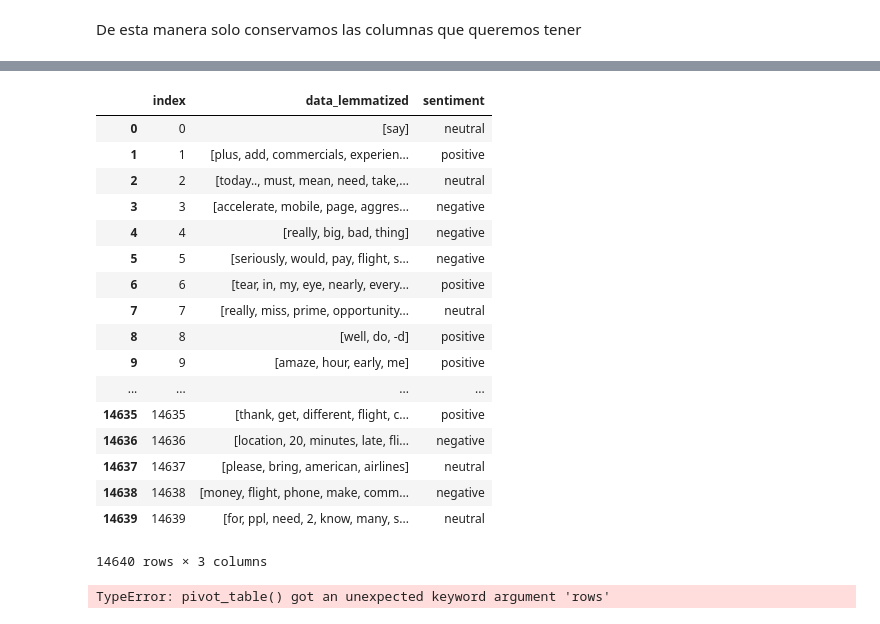
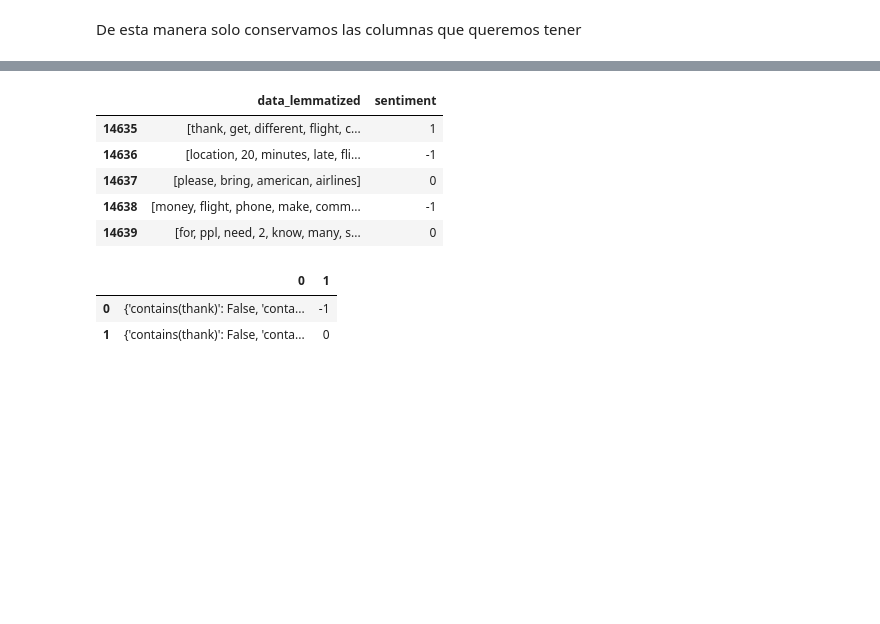
Before and after one commit to LuisLopez97/dashboardParametrizable, a Jupyter notebook: dashboard/backend/preprocesamiento/Preprocesamiento de datos.ipynb, the cells around one changed output, grey strips where cells are left out. Saved outputs shown, nothing was run; the diff lists cells and outputs as text; code cells hidden in the pictures; blank space fills up the shorter version.

Commit message:
Reducción de datos y arreglo pivoteo (Codigo experimental)

```diff
--- a/dashboard/backend/preprocesamiento/Preprocesamiento de datos.ipynb
+++ b/dashboard/backend/preprocesamiento/Preprocesamiento de datos.ipynb
@@ -23,5 +23,5 @@ import re
 pd.set_option('display.max_colwidth', -1)
 # %%
 # Lectura de CSV
-data = pd.read_csv("Tweets_pg_prepared.csv")
-data.tail() # Muestra los datos
+df = pd.read_csv("Tweets_pg_prepared.csv")
+data = df.tail() # Muestra los datos
@@ -270,13 +186,11 @@ def translator(user_string):
     j = 0
     slang = pd.read_json("myslang.json", typ = "series")
     for _str in user_string:
-        # Archivo con las abreviaturas y su traducción
-        fileName = "myslang.json"
         # Removiendo carácteres especiales
         _str = re.sub('[^a-zA-Z0-9-_.]', '', _str)
         for k in slang.keys():
         # Checa si las palabras seleccionadas coinciden con las abreviaturas en el archivo de "slang.txt"
-            if _str.upper() == k:
+            if _str.upper() == k.upper():
                 # Si encuentra una coincidencia, la reemplaza con su respectiva traducción
                 user_string[j] = slang[k].lower()
     j = j + 1
@@ -666,0 +511,3 @@ Ahora necesitamos crear una estructura en donde las filas sean los documentos y
+# %%
+sentiment = data["airline_sentiment"].replace(to_replace=["positive","neutral","negative"], value=[1,0,-1])
+sentiment
@@ -668,6 +522,3 @@ Ahora necesitamos crear una estructura en donde las filas sean los documentos y
 ### Eliminar Columnas inecesarias
 # %% [markdown]
 De esta manera solo conservamos las columnas que queremos tener
-# %%
-sentiment = data["airline_sentiment"]
-sentiment
@@ -692,27 +525,10 @@ Name: airline_sentiment, Length: 14640, dtype: object
 # %%
-bag_sentiment = pd.DataFrame(dict(data_lemmatized = data_lemmatized, sentiment = sentiment)).reset_index()
+bag_sentiment = pd.DataFrame(dict(data_lemmatized = data_lemmatized, sentiment = sentiment))
 bag_sentiment
 # %% [output]
-|  | index | data_lemmatized | sentiment |
-| 0 | 0 | [say] | neutral |
-| 1 | 1 | [plus, add, commercials, experien... | positive |
-| 2 | 2 | [today.., must, mean, need, take,... | neutral |
-| 3 | 3 | [accelerate, mobile, page, aggres... | negative |
-| 4 | 4 | [really, big, bad, thing] | negative |
-| 5 | 5 | [seriously, would, pay, flight, s... | negative |
-| 6 | 6 | [tear, in, my, eye, nearly, every... | positive |
-| 7 | 7 | [really, miss, prime, opportunity... | neutral |
-| 8 | 8 | [well, do, -d] | positive |
-| 9 | 9 | [amaze, hour, early, me] | positive |
-| ... | ... | ... | ... |
-| 14635 | 14635 | [thank, get, different, flight, c... | positive |
-| 14636 | 14636 | [location, 20, minutes, late, fli... | negative |
-| 14637 | 14637 | [please, bring, american, airlines] | neutral |
-| 14638 | 14638 | [money, flight, phone, make, comm... | negative |
-| 14639 | 14639 | [for, ppl, need, 2, know, many, s... | neutral |
+|  | data_lemmatized | sentiment |
+| 14635 | [thank, get, different, flight, c... | 1 |
+| 14636 | [location, 20, minutes, late, fli... | -1 |
+| 14637 | [please, bring, american, airlines] | 0 |
+| 14638 | [money, flight, phone, make, comm... | -1 |
+| 14639 | [for, ppl, need, 2, know, many, s... | 0 |
-14640 rows × 3 columns
-# %%
-pivot = bag_sentiment.pivot_table(rows=["index"], cols=["data_lemmatized"], values =["data_lemmatized"]   , aggfunc='count')
-pivot
-# %% [output]
-TypeError: pivot_table() got an unexpected keyword argument 'rows'
@@ -718,0 +540,6 @@ TypeError: pivot_table() got an unexpected keyword argument 'rows'
+# %%
+pd.DataFrame(train_set)
+# %% [output]
+|  | 0 | 1 |
+| 0 | {'contains(thank)': False, 'conta... | -1 |
+| 1 | {'contains(thank)': False, 'conta... | 0 |
```
Also changed, not shown: parts of 26 cells of this notebook.
